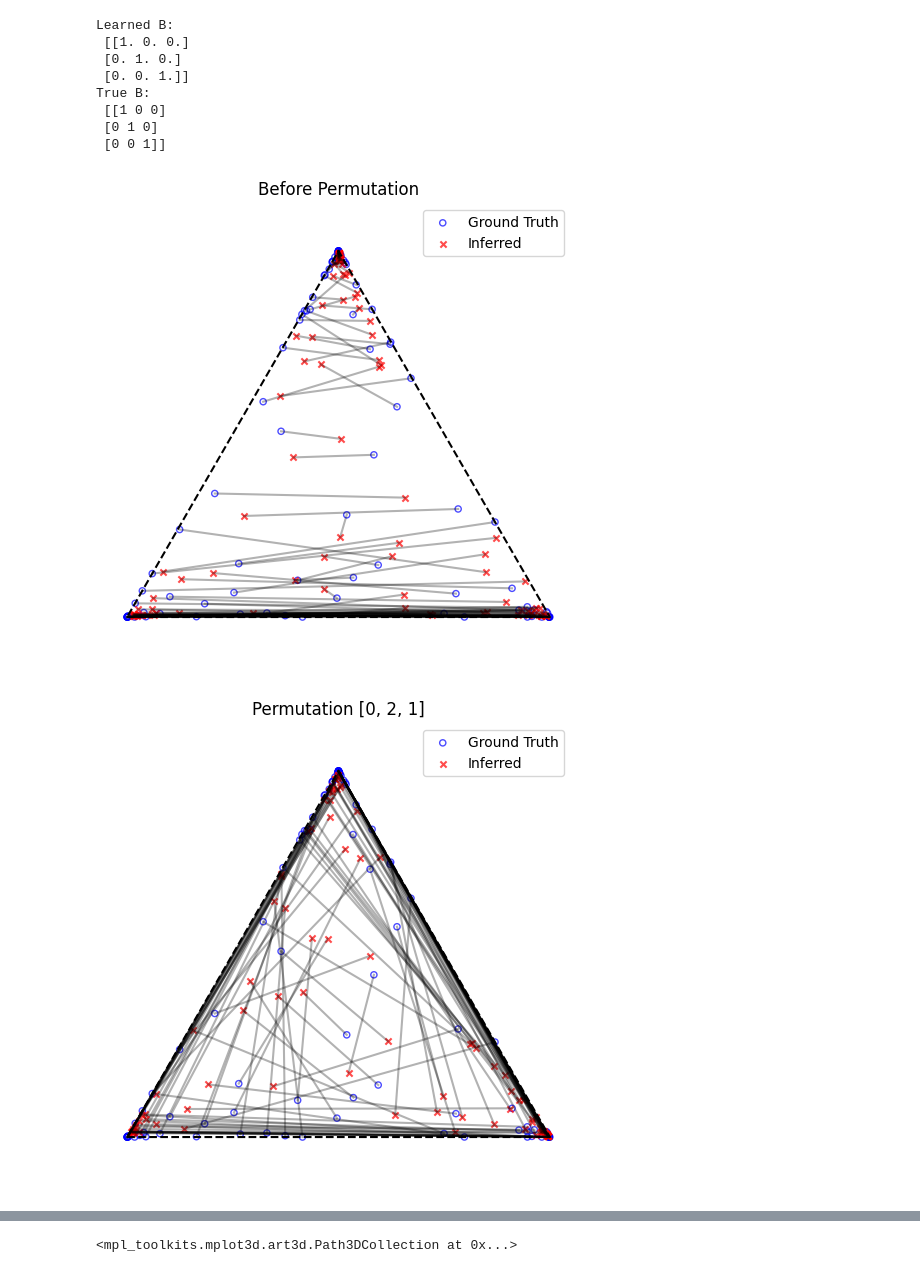
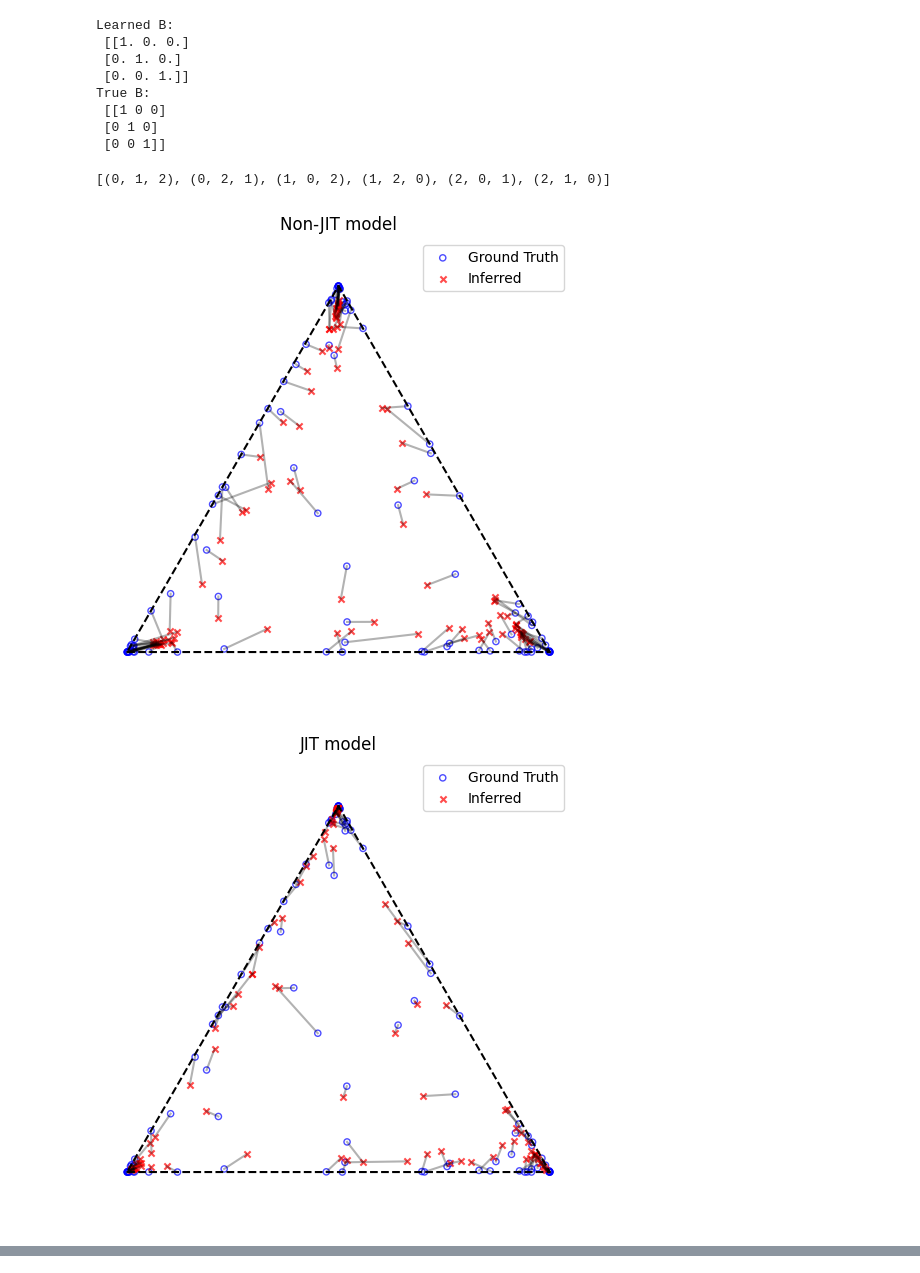
Before and after one commit to LaosAntreas/dMMSB, a Jupyter notebook: LNMMSB.ipynb, the cells around one changed output, grey strips where cells are left out. Saved outputs shown, nothing was run; the diff lists cells and outputs as text; code cells hidden in the pictures.

Commit message:
jitLNMMSB fix

```diff
--- a/LNMMSB.ipynb
+++ b/LNMMSB.ipynb
@@ -660,11 +374,11 @@ Sampling new gammas
 # %%
 import time
-# start = time.time()
-# model_jit = jit_LNMMSB(nodes=100, roles=3, key=43)
-# model.fit(E, verbose=False, max_inner_iters=1000, max_outer_iters=1000)
-# end = time.time()
-# total_jit = end - start
-# print(f"JIT time {total_jit // 60}m {total_jit % 60:.4f} seconds")
+start = time.time()
+model_jit = jitLNMMSB(nodes=100, roles=3, key=43)
+model_jit.fit(E, verbose=False, max_inner_iters=1000, max_outer_iters=1000)
+end = time.time()
+total_jit = end - start
+print(f"JIT time {total_jit // 60}m {total_jit % 60:.4f} seconds")
 
 start = time.time()
 model = LNMMSB(nodes=100, roles=3, key=12)
@@ -673,5 +387,5 @@ end = time.time()
 total_non_jit = end - start
 print(f"Non-JIT time {total_non_jit // 60}m {total_non_jit % 60:.4f} seconds")
 
-#print(f"Acceleration factor {(total_non_jit / total_jit):.2f}x")
+print(f"Acceleration factor {(total_non_jit / total_jit):.2f}x")
 # %% [output]
@@ -694,0 +409,5 @@ Non-JIT time 0.0m 0.5833 seconds
+# %%
+jnp.set_printoptions(precision=4, suppress=True)
+
+print(model_jit.B)
+print(model.B)
@@ -722,31 +450,55 @@ True B:
  [[1 0 0]
  [0 1 0]
  [0 0 1]]
+# %%
+from itertools import permutations
+print(list(permutations([0,1,2])))
+# %% [output]
+[(0, 1, 2), (0, 2, 1), (1, 0, 2), (1, 2, 0), (2, 0, 1), (2, 1, 0)]
 # %%
 true_pis = jax.nn.softmax(true_gammas, axis=-1)
 learned_pis = jax.nn.softmax(model.gamma_tilde, axis=-1)
+expanded_gamma_jit = model.expand_gamma(model_jit.gamma_tilde)
+jit_pis = jax.nn.softmax(expanded_gamma_jit, axis=-1)
 
-plot_roles(true_pis, learned_pis, title="Before Permutation")
+
+def compute_best_permutation(true_roles, inferred_roles):
+    best_perm = None
+    best_loss = jnp.inf
+    for perm in permutations(range(true_roles.shape[-1])):
+        loss = jnp.mean(jnp.abs(true_roles - inferred_roles[:, perm]))
+        if loss < best_loss:
+            best_loss = loss
+            best_perm = perm
+    return best_perm
+
+
+perm = compute_best_permutation(true_pis, learned_pis)
+plot_roles(true_pis, learned_pis[:, perm], title="Non-JIT model")
+perm = compute_best_permutation(true_pis, jit_pis)
+plot_roles(true_pis, jit_pis[:, perm], title="JIT model")
+
+
+
 
 
 #permute columns
 permutaitons = [
     [0,2,1],
     [1,0,2],
     [1,2,0],
     [2,0,1],
     [2,1,0]
 ]
 for perm in permutaitons:
-    plot_roles(true_pis, learned_pis[:,perm], title=f"Permutation {perm}")
-print(model.gamma_tilde)
-print(learned_pis)
+    plot_roles(true_pis, jit_pis[:,perm], title=f"Permutation {perm}")
+
 
 import matplotlib.pyplot as plt
 fig = plt.figure()
 ax = fig.add_subplot(projection='3d')
 
 ax.scatter(true_pis[:,0], true_pis[:,1], true_pis[:,2], c='b', label='True roles')
 # %% [output]
-[figure, old version]
+[figure, new version]
-[figure, old version]
+[figure, new version]
@@ -774 +510,0 @@ ax.scatter(true_pis[:,0], true_pis[:,1], true_pis[:,2], c='b', label='True roles
-<mpl_toolkits.mplot3d.art3d.Path3DCollection at 0x...>
```
Also changed, not shown: parts of 13 cells of this notebook, 1 other file.
